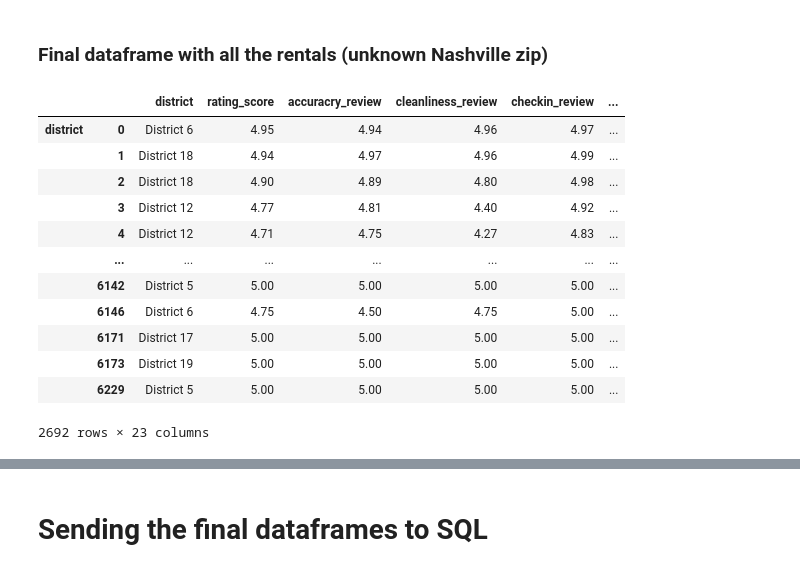
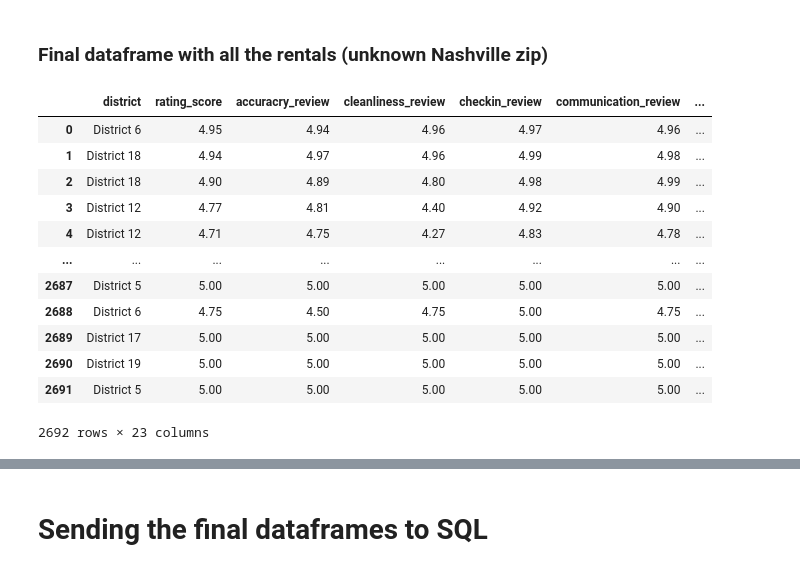
Before and after one commit to JonathanBrown003/Airbnb-A-Closer-Look-Nashville-Asheville, a Jupyter notebook: Analysis_Tu.ipynb, the cells around one changed output, grey strips where cells are left out. Cells and saved outputs as stored; diff of their text form; code cells hidden in the pictures.

```diff
--- a/Analysis_Tu.ipynb
+++ b/Analysis_Tu.ipynb
@@ -3413,19 +3443,20 @@ known_all_zips_ratings
 # %% [markdown]
 ### Final dataframe with all the rentals (unknown Nashville zip)
 # %%
-unknown_all_zips_ratings = pd.concat([updated_combined_nash_df, updated_combined_ashe_df2], keys=["district"])
+unknown_all_zips_ratings = pd.concat([updated_combined_nash_df, updated_combined_ashe_df], keys=["district"])
+unknown_all_zips_ratings.reset_index(inplace=True, drop=True)
 unknown_all_zips_ratings
 # %% [output]
-|  |  | district | rating_score | accuracry_review | cleanliness_review | checkin_review | ... |
-| district | 0 | District 6 | 4.95 | 4.94 | 4.96 | 4.97 | ... |
-|  | 1 | District 18 | 4.94 | 4.97 | 4.96 | 4.99 | ... |
-|  | 2 | District 18 | 4.90 | 4.89 | 4.80 | 4.98 | ... |
-|  | 3 | District 12 | 4.77 | 4.81 | 4.40 | 4.92 | ... |
-|  | 4 | District 12 | 4.71 | 4.75 | 4.27 | 4.83 | ... |
-|  | ... | ... | ... | ... | ... | ... | ... |
-|  | 6142 | District 5 | 5.00 | 5.00 | 5.00 | 5.00 | ... |
-|  | 6146 | District 6 | 4.75 | 4.50 | 4.75 | 5.00 | ... |
-|  | 6171 | District 17 | 5.00 | 5.00 | 5.00 | 5.00 | ... |
-|  | 6173 | District 19 | 5.00 | 5.00 | 5.00 | 5.00 | ... |
-|  | 6229 | District 5 | 5.00 | 5.00 | 5.00 | 5.00 | ... |
+|  | district | rating_score | accuracry_review | cleanliness_review | checkin_review | communication_review | ... |
+| 0 | District 6 | 4.95 | 4.94 | 4.96 | 4.97 | 4.96 | ... |
+| 1 | District 18 | 4.94 | 4.97 | 4.96 | 4.99 | 4.98 | ... |
+| 2 | District 18 | 4.90 | 4.89 | 4.80 | 4.98 | 4.99 | ... |
+| 3 | District 12 | 4.77 | 4.81 | 4.40 | 4.92 | 4.90 | ... |
+| 4 | District 12 | 4.71 | 4.75 | 4.27 | 4.83 | 4.78 | ... |
+| ... | ... | ... | ... | ... | ... | ... | ... |
+| 2687 | District 5 | 5.00 | 5.00 | 5.00 | 5.00 | 5.00 | ... |
+| 2688 | District 6 | 4.75 | 4.50 | 4.75 | 5.00 | 4.75 | ... |
+| 2689 | District 17 | 5.00 | 5.00 | 5.00 | 5.00 | 5.00 | ... |
+| 2690 | District 19 | 5.00 | 5.00 | 5.00 | 5.00 | 5.00 | ... |
+| 2691 | District 5 | 5.00 | 5.00 | 5.00 | 5.00 | 5.00 | ... |
 2692 rows × 23 columns
```
Also changed, not shown: parts of 16 cells of this notebook, 1 other file.
